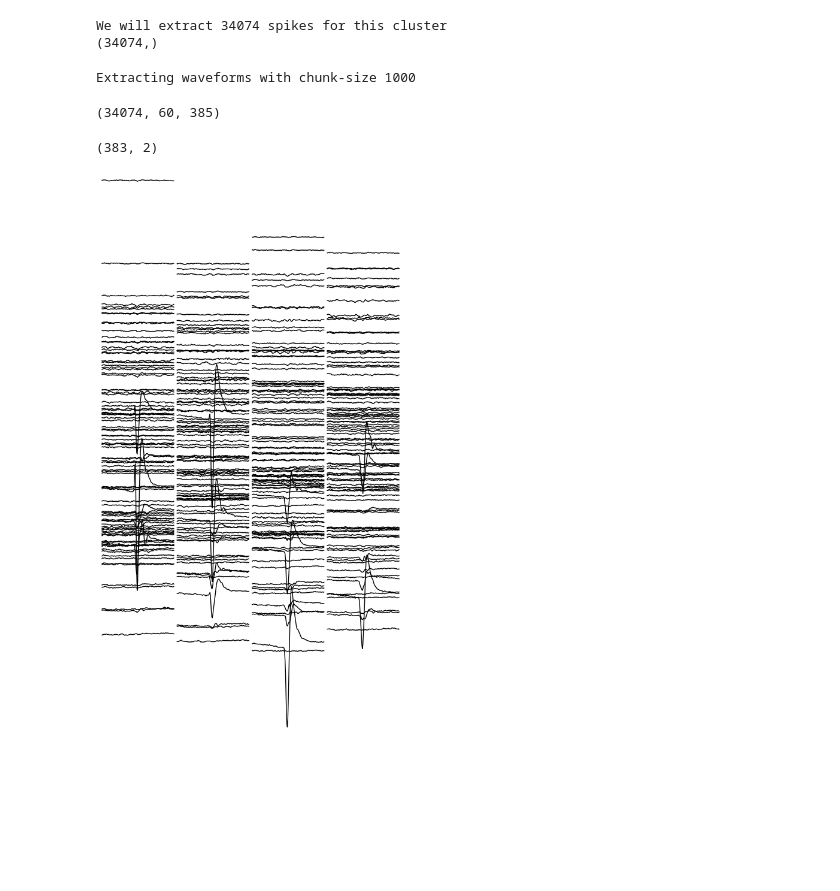
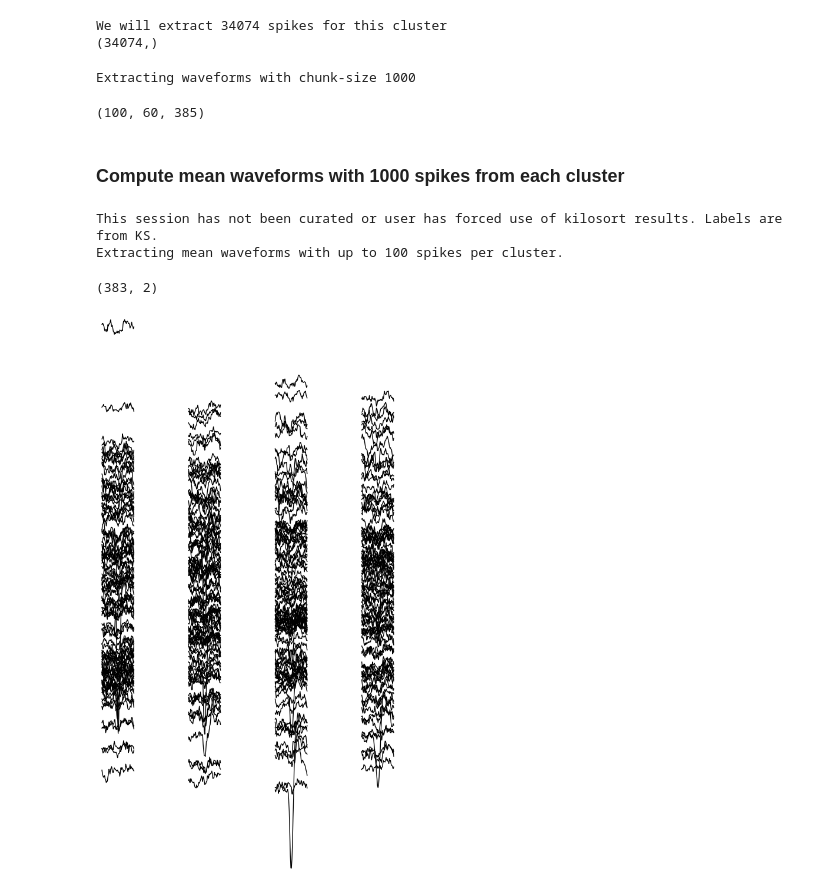
Before and after one commit to spkware/spks, a Jupyter notebook: notebooks/load_raw_waveforms.ipynb, the cells around one changed output. Cells and saved outputs as stored; diff of their text form; code cells hidden in the pictures; blank space fills up the shorter version.

Commit message:
extract mean waveforms for all clusters

```diff
--- a/notebooks/load_raw_waveforms.ipynb
+++ b/notebooks/load_raw_waveforms.ipynb
@@ -62,8 +62,8 @@ import spks.max_waveforms as spwaves
 SCRATCH_DIR = 'C:/Data/churchland' # fast disk to write memmap file
 nchannels = raw_recording.shape[1]
 
-waves = spwaves.extract_memmapped_waveforms(raw_recording, SCRATCH_DIR, nchannels, good_spikes)
+waves = spwaves.extract_memmapped_waveforms(raw_recording, SCRATCH_DIR, nchannels, good_spikes[:100])
 waves.shape # (nspikes, nsamples, nchannels)
 # %% [output]
 Extracting waveforms with chunk-size 1000
-(34074, 60, 385)
+(100, 60, 385)
@@ -72,13 +70,26 @@ Extracting waveforms with chunk-size 1000
+# %% [markdown]
+### Compute mean waveforms with 1000 spikes from each cluster
+# %%
+from tqdm import tqdm
+from spks.phy_utils import read_phy_data
+spike_times = read_phy_data(KILOSORT_FOLDER, srate=1, use_kilosort_results=True)['ts']
+
+waves = spwaves.extract_mean_waveforms(spike_times, raw_recording, SCRATCH_DIR, nchannels, chunksize=10)
+# %% [output]
+This session has not been curated or user has forced use of kilosort results. Labels are from KS.
+Extracting mean waveforms with up to 100 spikes per cluster.
 # %%
 from spks.viz import plot_footprints
+
+CLUSTER_IND = 111
 
 channel_xy = raw_recording.metadata[0]['coords']
 channel_idx = raw_recording.metadata[0]['channel_idx']
 print(channel_xy.shape)
-plot_footprints(np.mean(waves[:,:,channel_idx], axis=0), channel_xy)
+plot_footprints(np.mean(waves[CLUSTER_IND][:,:,channel_idx], axis=0), channel_xy)
 plt.show()
 
 del waves #deletes the temporary bin file
 # %% [output]
 (383, 2)
-[figure, old version]
+[figure, new version]
```
Also changed, not shown: parts of 1 cell of this notebook, 1 other file.
